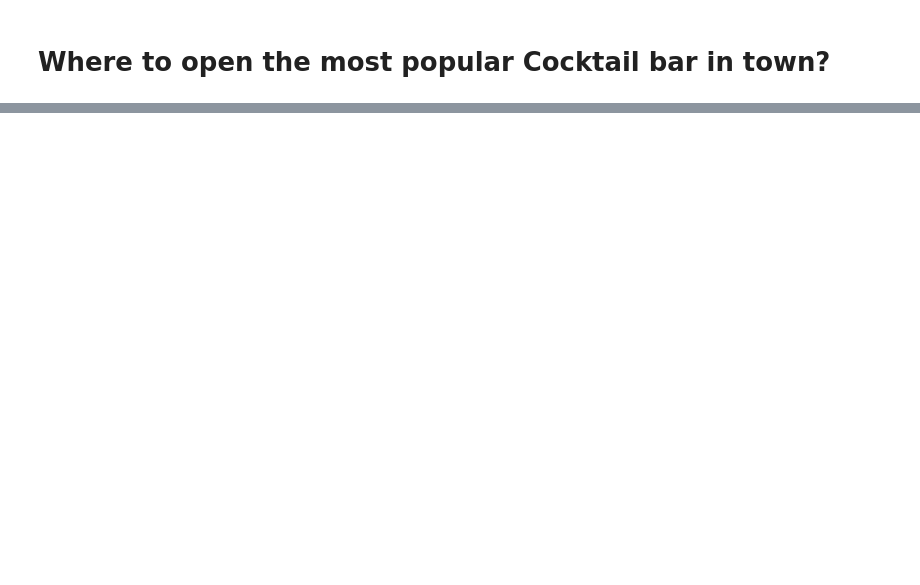
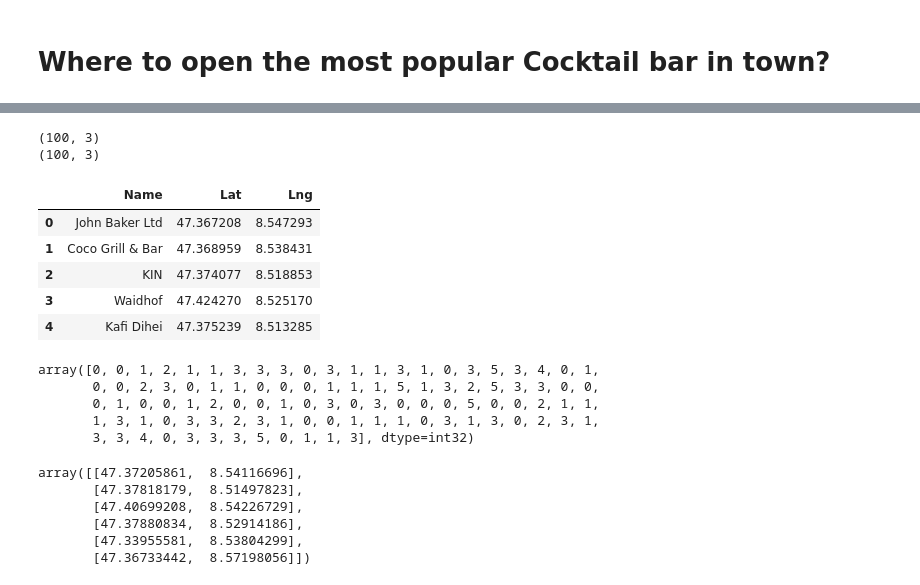
Before and after one commit to GitHub-CoderCH/Capstone, a Jupyter notebook: Final Piece: Cocktail bar.ipynb, the cells around one changed output, grey strips where cells are left out. Drawn from its saved outputs; the diff is of its cells as text; code cells hidden in the pictures; blank space fills up the shorter version.

```diff
--- a/Final Piece: Cocktail bar.ipynb
+++ b/Final Piece: Cocktail bar.ipynb
@@ -15,0 +146,41 @@ To do this 4 clusters of restaurants and rival bars were created. Based on the d
+# %%
+#view shape
+print(df_rest.shape)
+print(df_bars.shape)
+
+#edit column titles
+df_rest.columns = ('Name', 'Lat', 'Lng')
+df_bars.columns = ('Name', 'Lat', 'Lng')
+
+df_rest.head(5)
+# %% [output]
+(100, 3)
+(100, 3)
+|  | Name | Lat | Lng |
+| 0 | John Baker Ltd | 47.367208 | 8.547293 |
+| 1 | Coco Grill & Bar | 47.368959 | 8.538431 |
+| 2 | KIN | 47.374077 | 8.518853 |
+| 3 | Waidhof | 47.424270 | 8.525170 |
+| 4 | Kafi Dihei | 47.375239 | 8.513285 |
+# %%
+#setting up k-means
+k_meansR = KMeans(init="k-means++", n_clusters=6, n_init=12)
+k_meansR.fit(df_rest[['Lat','Lng']])
+k_meansR_labels = k_means.labels_
+k_meansR_labels
+# %% [output]
+array([0, 0, 1, 2, 1, 1, 3, 3, 3, 0, 3, 1, 1, 3, 1, 0, 3, 5, 3, 4, 0, 1,
+       0, 0, 2, 3, 0, 1, 1, 0, 0, 0, 1, 1, 1, 5, 1, 3, 2, 5, 3, 3, 0, 0,
+       0, 1, 0, 0, 1, 2, 0, 0, 1, 0, 3, 0, 3, 0, 0, 0, 5, 0, 0, 2, 1, 1,
+       1, 3, 1, 0, 3, 3, 2, 3, 1, 0, 0, 1, 1, 1, 0, 3, 1, 3, 0, 2, 3, 1,
+       3, 3, 4, 0, 3, 3, 3, 5, 0, 1, 1, 3], dtype=int32)
+# %%
+k_meansR_cluster_centers = k_means.cluster_centers_
+k_meansR_cluster_centers
+# %% [output]
+array([[47.37205861,  8.54116696],
+       [47.37818179,  8.51497823],
+       [47.40699208,  8.54226729],
+       [47.37880834,  8.52914186],
+       [47.33955581,  8.53804299],
+       [47.36733442,  8.57198056]])
```
Also changed, not shown: parts of 15 cells of this notebook.
